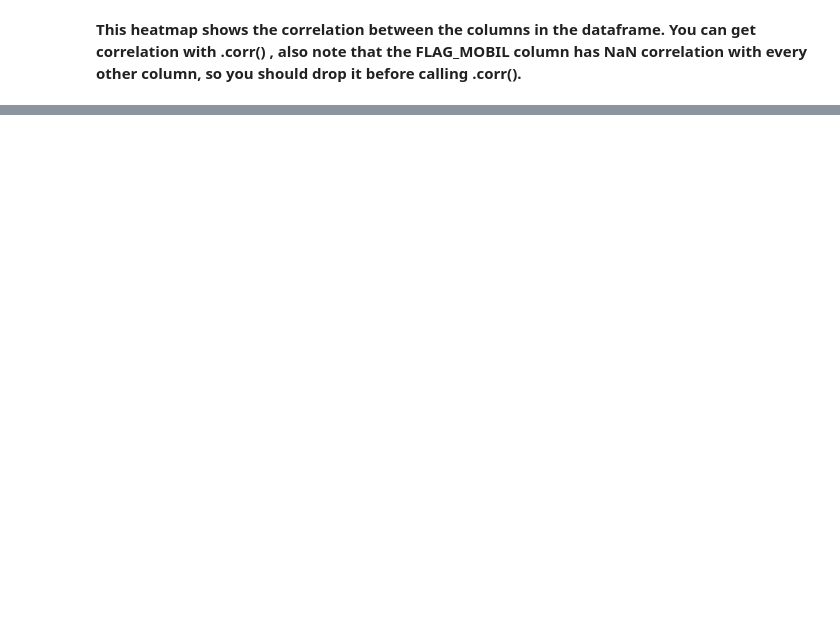
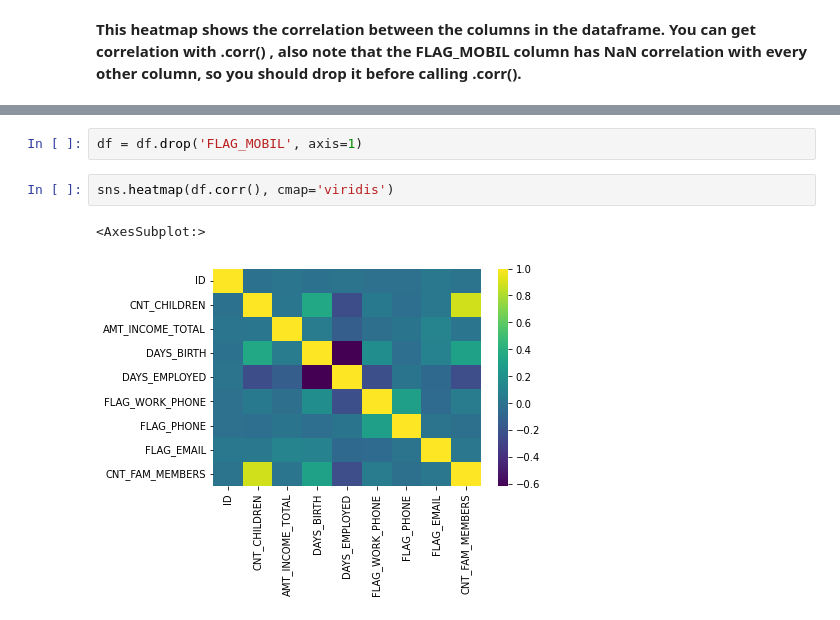
Before and after one commit to yohn-dezmon/seaborn-exercise, a Jupyter notebook: 07-Seaborn-Exercise.ipynb, the cells around one changed output, grey strips where cells are left out. Drawn from its saved outputs; the diff is of its cells as text; blank space fills up the shorter version.

```diff
--- a/07-Seaborn-Exercise.ipynb
+++ b/07-Seaborn-Exercise.ipynb
@@ -350,0 +353,7 @@ plt.legend(bbox_to_anchor=(1.1,1.0), title='FLAG_OWN_REALTY')
+# %%
+df = df.drop('FLAG_MOBIL', axis=1)
+# %%
+sns.heatmap(df.corr(), cmap='viridis')
+# %% [output]
+<AxesSubplot:>
+[figure, added]
```
Also changed, not shown: parts of 4 cells of this notebook.
